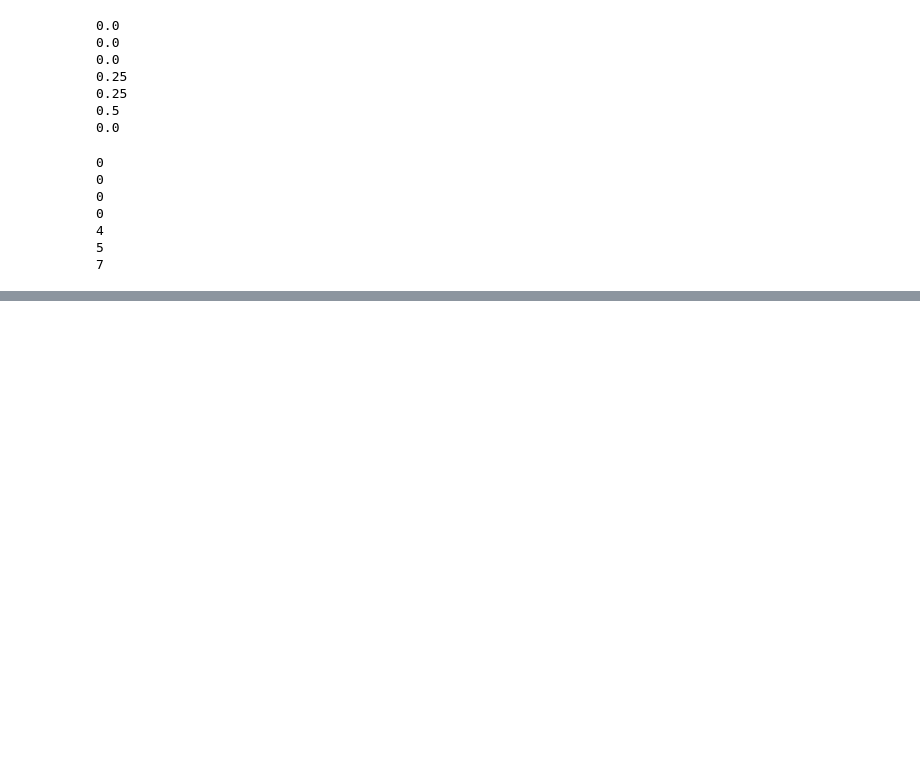
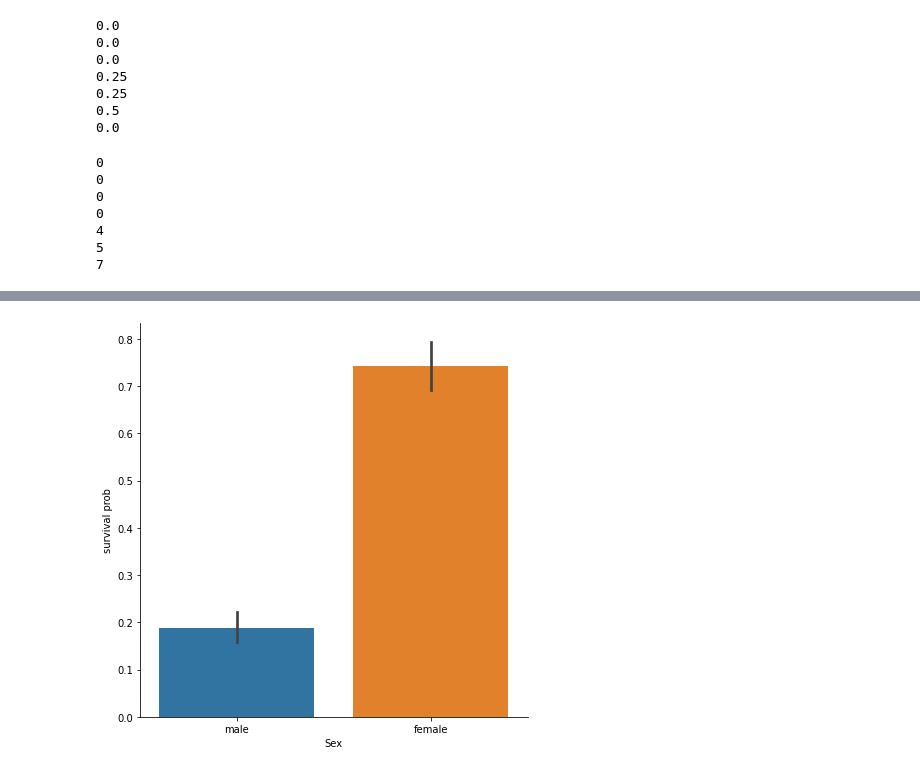
Before and after one commit to YushiroDodo63/Machine_Learning, a Jupyter notebook: workspace/homework.ipynb, the cells around one changed output, grey strips where cells are left out. Drawn from its saved outputs; the diff is of its cells as text; code cells hidden in the pictures; blank space fills up the shorter version.

```diff
--- a/workspace/homework.ipynb
+++ b/workspace/homework.ipynb
@@ -197,0 +271,7 @@ df.loc[(df['Cabin'].str.contains('G',  na=False)), 'Cabin'] = 6
+# %%
+# 性別と生存率の確認
+s_s = sns.factorplot(x="Sex",y="Survived", data=df, kind="bar", size = 6 )
+s_s = s_s.set_ylabels("survival prob")
+plt.show()
+# %% [output]
+[figure, added]
```
Also changed, not shown: parts of 14 cells of this notebook, 2 other files.
